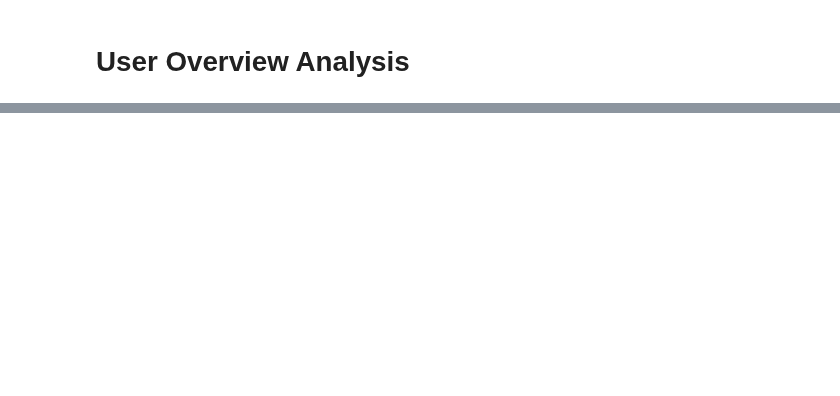
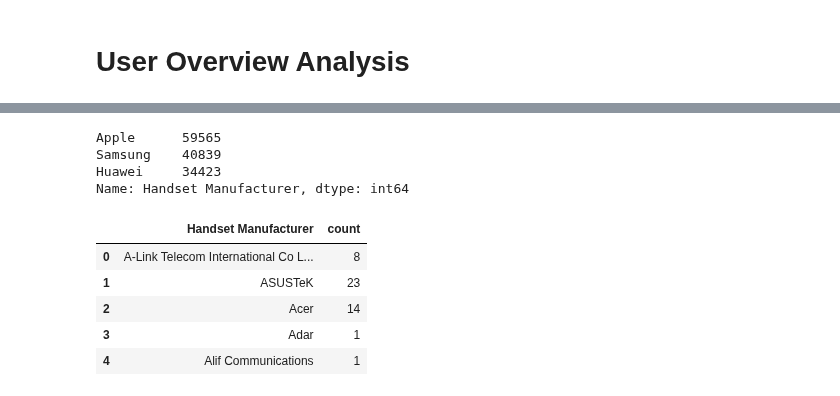
Before and after one commit to Abel-Blue/telecom-user-analytics, a Jupyter notebook: notebooks/data_preProcessing.ipynb, the cells around one changed output, grey strips where cells are left out. Saved outputs shown, nothing was run; the diff lists cells and outputs as text; code cells hidden in the pictures; blank space fills up the shorter version.

```diff
--- a/notebooks/data_preProcessing.ipynb
+++ b/notebooks/data_preProcessing.ipynb
@@ -38,0 +129,20 @@ number of colum etc. All these questions needs to be answered
+# %%
+topHandsetComp = df['Handset Manufacturer'].value_counts()[:3]
+topHandsetComp
+# %% [output]
+Apple      59565
+Samsung    40839
+Huawei     34423
+Name: Handset Manufacturer, dtype: int64
+# %%
+topHandsetManu = df.groupby(['Handset Manufacturer']).agg({'Handset Manufacturer': ['count']})
+topHandsetManu.columns = ['count']
+topHandsetManu = topHandsetManu.reset_index()
+topHandsetManu.head()
+# %% [output]
+|  | Handset Manufacturer | count |
+| 0 | A-Link Telecom International Co L... | 8 |
+| 1 | ASUSTeK | 23 |
+| 2 | Acer | 14 |
+| 3 | Adar | 1 |
+| 4 | Alif Communications | 1 |
```
Also changed, not shown: parts of 14 cells of this notebook.
